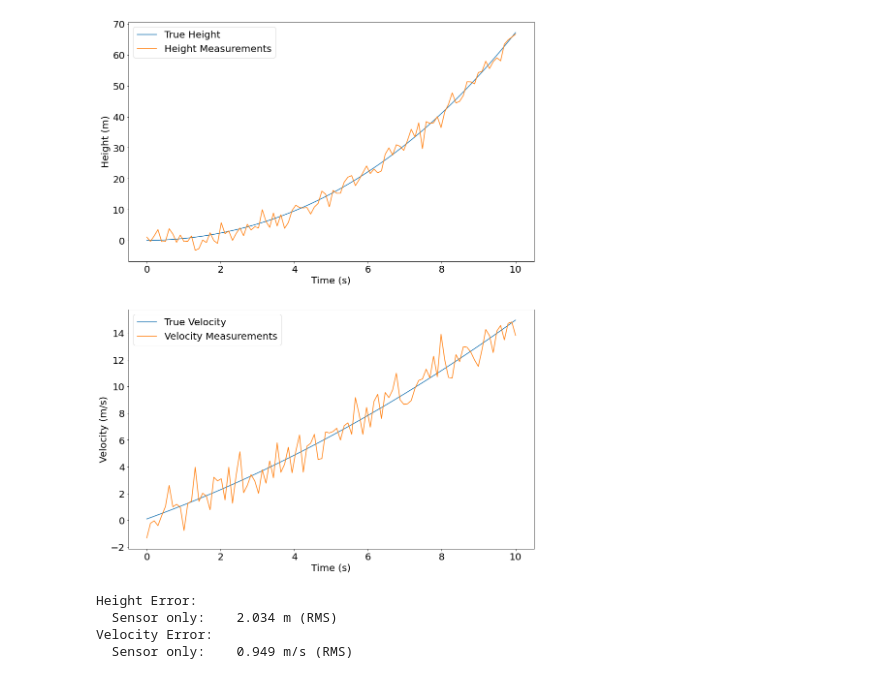
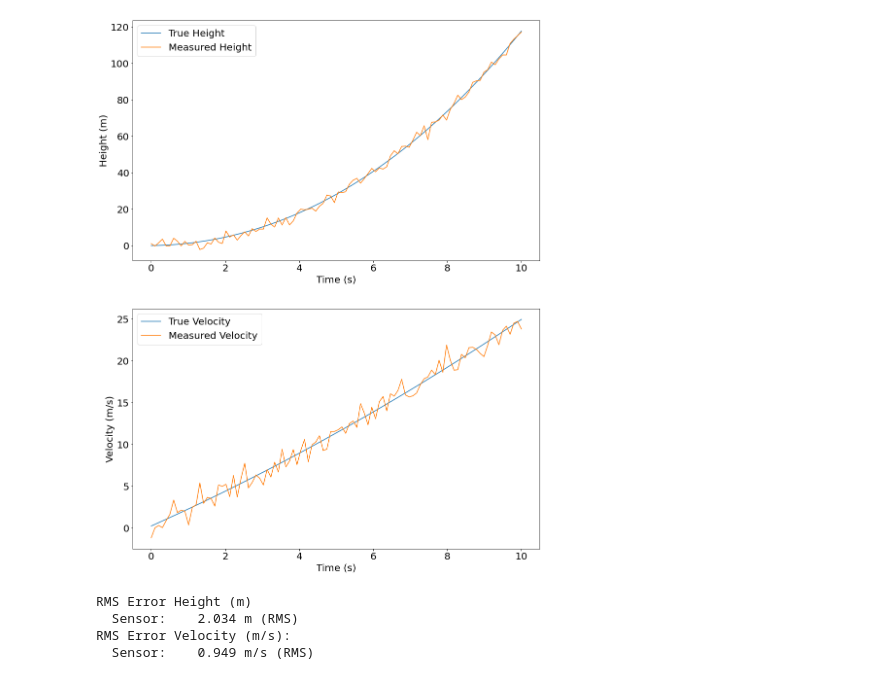
Before and after one commit to alexmcmaster/blog, a Jupyter notebook: code/kf/kalman-filter.ipynb, the cells around one changed output. Cells and saved outputs as stored; diff of their text form; code cells hidden in the pictures.

```diff
--- a/code/kf/kalman-filter.ipynb
+++ b/code/kf/kalman-filter.ipynb
@@ -4,17 +6,14 @@ import matplotlib.pyplot as plt
 # %%
 # Define the scenario.
-
-np.random.seed(42)
 
 dt = 0.1  # Time step
 n = 100   # Duration (in time steps)
 t = np.linspace(0, dt * n, n)
-true_acceleration = 1 + 0.01 * np.arange(n)  # Linearly increasing acceleration
+commanded_acceleration = 2 + 0.01 * np.arange(n)  # Linearly increasing acceleration
+true_acceleration = commanded_acceleration.copy()
+
 true_velocity = np.cumsum(true_acceleration * dt)  # Integrate acceleration to get velocity
 true_height = np.cumsum(true_velocity * dt)  # Integrate velocity to get height
-
-height_variance = 5
-velocity_variance = 1
 
 plt.figure(figsize=(15, 20))
 plt.rc("font", size=20)
@@ -32,37 +31,40 @@ plt.show()
 # %%
 # Sensors only.
+
+height_variance = 5
+velocity_variance = 1
 
 height_measurements = true_height + np.random.normal(0, np.sqrt(height_variance), n)
 velocity_measurements = true_velocity + np.random.normal(0, np.sqrt(velocity_variance), n)
 
 height_measurement_error = true_height - height_measurements
 velocity_measurement_error = true_velocity - velocity_measurements
 height_measurement_rms_error = np.sqrt(np.mean(height_measurement_error**2))
 velocity_measurement_rms_error = np.sqrt(np.mean(velocity_measurement_error**2))
 
 plt.figure(figsize=(15, 20))
 plt.rc("font", size=20)
 plt.subplot(2, 1, 1)
 plt.plot(t, true_height, label="True Height")
-plt.plot(t, height_measurements, label="Height Measurements")
+plt.plot(t, height_measurements, label="Measured Height")
 plt.legend()
 plt.ylabel("Height (m)")
 plt.xlabel("Time (s)")
 plt.subplot(2, 1, 2)
 plt.plot(t, true_velocity, label="True Velocity")
-plt.plot(t, velocity_measurements, label="Velocity Measurements")
+plt.plot(t, velocity_measurements, label="Measured Velocity")
 plt.legend()
 plt.ylabel("Velocity (m/s)")
 plt.xlabel("Time (s)")
 plt.show()
 
-print("Height Error:")
-print(f"  Sensor only:    {height_measurement_rms_error:0.3f} m (RMS)")
-print("Velocity Error:")
-print(f"  Sensor only:    {velocity_measurement_rms_error:0.3f} m/s (RMS)")
+print("RMS Error Height (m)")
+print(f"  Sensor:    {height_measurement_rms_error:0.3f} m (RMS)")
+print("RMS Error Velocity (m/s):")
+print(f"  Sensor:    {velocity_measurement_rms_error:0.3f} m/s (RMS)")
 # %% [output]
-[figure, old version]
+[figure, new version]
-Height Error:
-  Sensor only:    2.034 m (RMS)
-Velocity Error:
-  Sensor only:    0.949 m/s (RMS)
+RMS Error Height (m)
+  Sensor:    2.034 m (RMS)
+RMS Error Velocity (m/s):
+  Sensor:    0.949 m/s (RMS)
```
Also changed, not shown: parts of 15 cells of this notebook, 12 other files.
